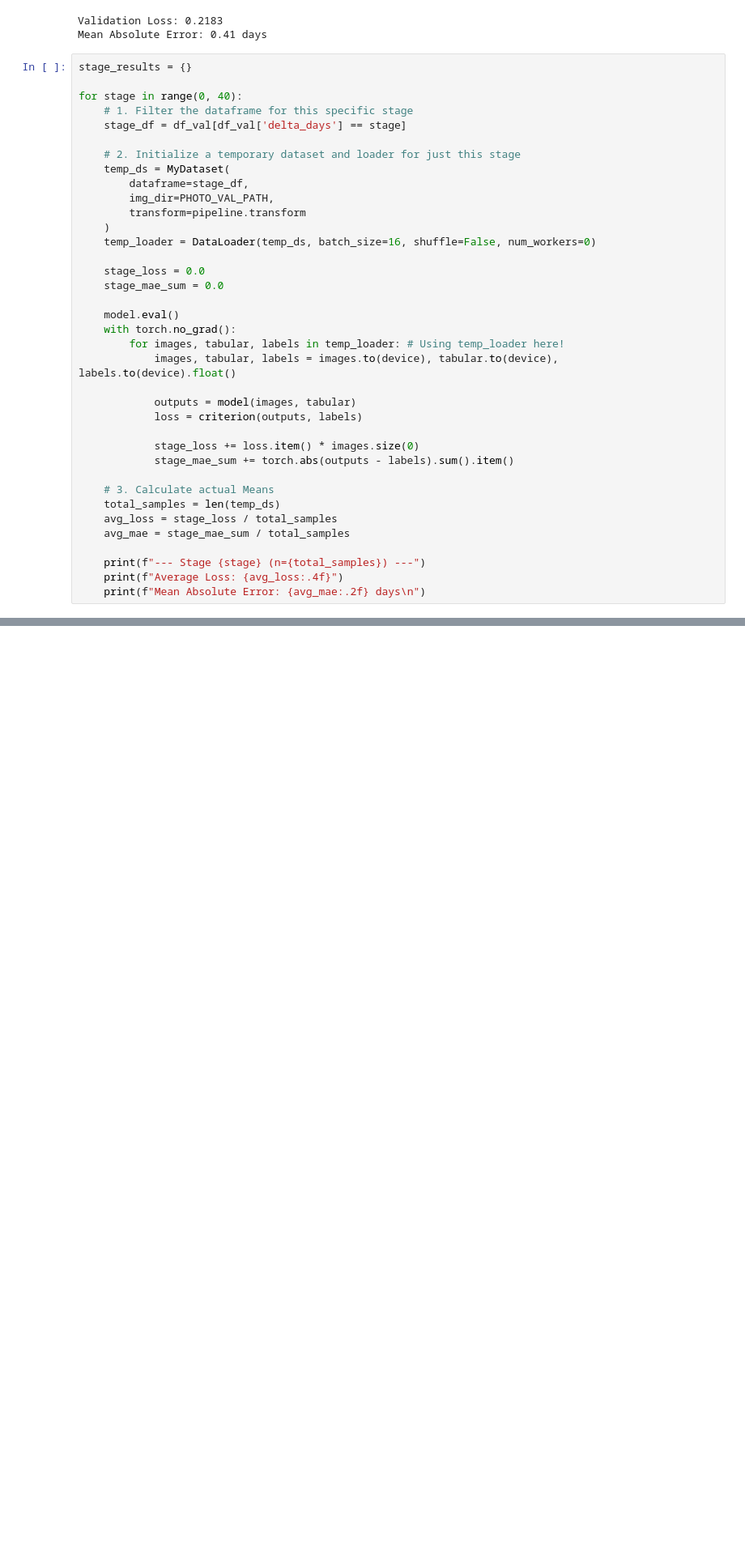
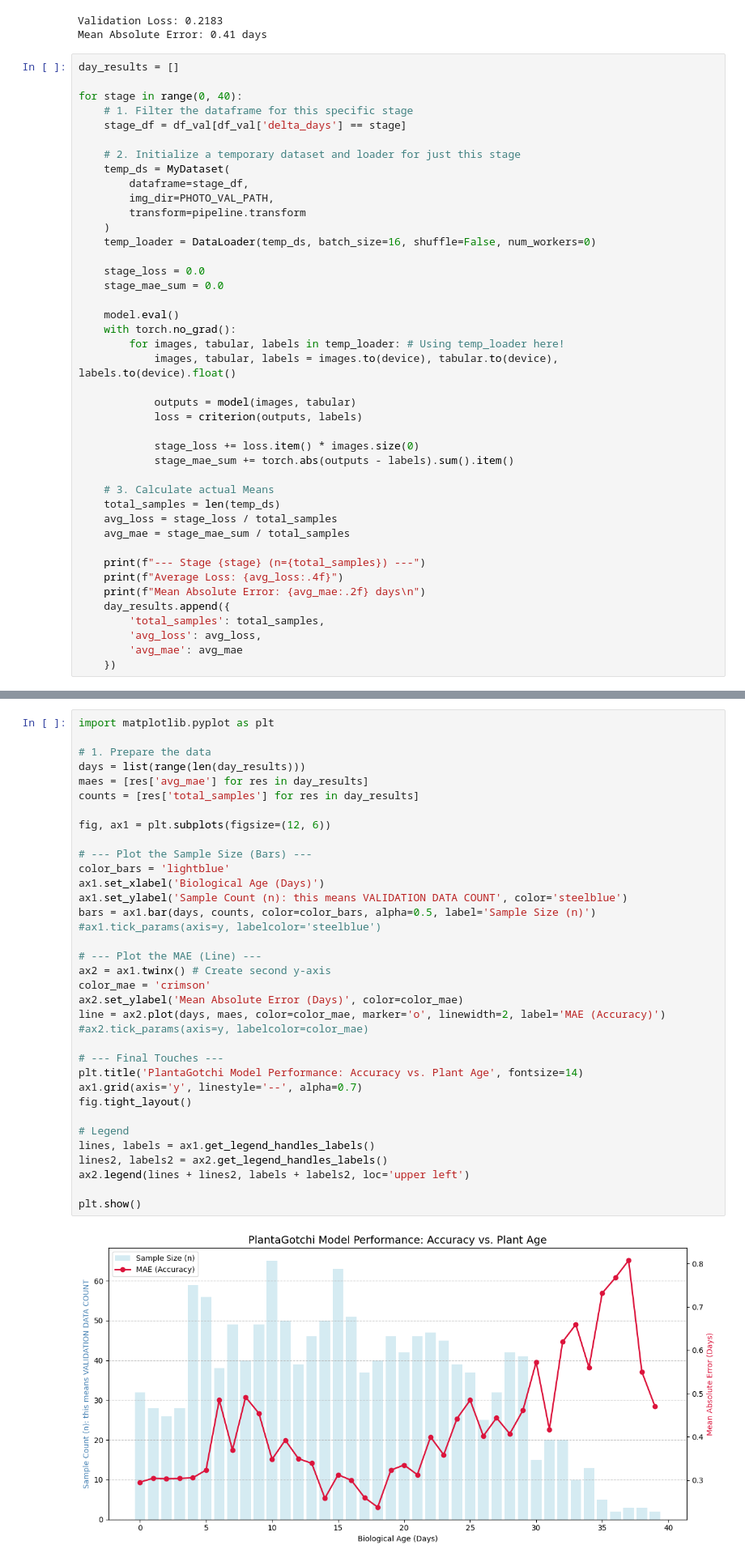
Before and after one commit to gimme-water/gimme-water-ML, a Jupyter notebook: notebooks/04_backbone.ipynb, the cells around one changed output, grey strips where cells are left out. Shown at 81% size. Saved outputs shown, nothing was run; the diff lists cells and outputs as text; blank space fills up the shorter version.

Commit message:
chart: added for days mae

```diff
--- a/notebooks/04_backbone.ipynb
+++ b/notebooks/04_backbone.ipynb
@@ -265,7 +265,7 @@ print(f"Mean Absolute Error: {avg_mae:.2f} days")
 Validation Loss: 0.2183
 Mean Absolute Error: 0.41 days
 # %%
-stage_results = {}
+day_results = []
 
 for stage in range(0, 40):
     # 1. Filter the dataframe for this specific stage
@@ -301,5 +301,10 @@ for stage in range(0, 40):
     print(f"--- Stage {stage} (n={total_samples}) ---")
     print(f"Average Loss: {avg_loss:.4f}")
     print(f"Mean Absolute Error: {avg_mae:.2f} days\n")
+    day_results.append({
+        'total_samples': total_samples,
+        'avg_loss': avg_loss,
+        'avg_mae': avg_mae
+    })
 # %% [output]
 --- Stage 0 (n=32) ---
@@ -321,0 +327,37 @@ Mean Absolute Error: 0.56 days
+# %%
+import matplotlib.pyplot as plt
+
+# 1. Prepare the data
+days = list(range(len(day_results)))
+maes = [res['avg_mae'] for res in day_results]
+counts = [res['total_samples'] for res in day_results]
+
+fig, ax1 = plt.subplots(figsize=(12, 6))
+
+# --- Plot the Sample Size (Bars) ---
+color_bars = 'lightblue'
+ax1.set_xlabel('Biological Age (Days)')
+ax1.set_ylabel('Sample Count (n): this means VALIDATION DATA COUNT', color='steelblue')
+bars = ax1.bar(days, counts, color=color_bars, alpha=0.5, label='Sample Size (n)')
+#ax1.tick_params(axis=y, labelcolor='steelblue')
+
+# --- Plot the MAE (Line) ---
+ax2 = ax1.twinx() # Create second y-axis
+color_mae = 'crimson'
+ax2.set_ylabel('Mean Absolute Error (Days)', color=color_mae)
+line = ax2.plot(days, maes, color=color_mae, marker='o', linewidth=2, label='MAE (Accuracy)')
+#ax2.tick_params(axis=y, labelcolor=color_mae)
+
+# --- Final Touches ---
+plt.title('PlantaGotchi Model Performance: Accuracy vs. Plant Age', fontsize=14)
+ax1.grid(axis='y', linestyle='--', alpha=0.7)
+fig.tight_layout()
+
+# Legend
+lines, labels = ax1.get_legend_handles_labels()
+lines2, labels2 = ax2.get_legend_handles_labels()
+ax2.legend(lines + lines2, labels + labels2, loc='upper left')
+
+plt.show()
+# %% [output]
+[figure, added]
```
Also changed, not shown: parts of 1 cell of this notebook, 1 other file.
